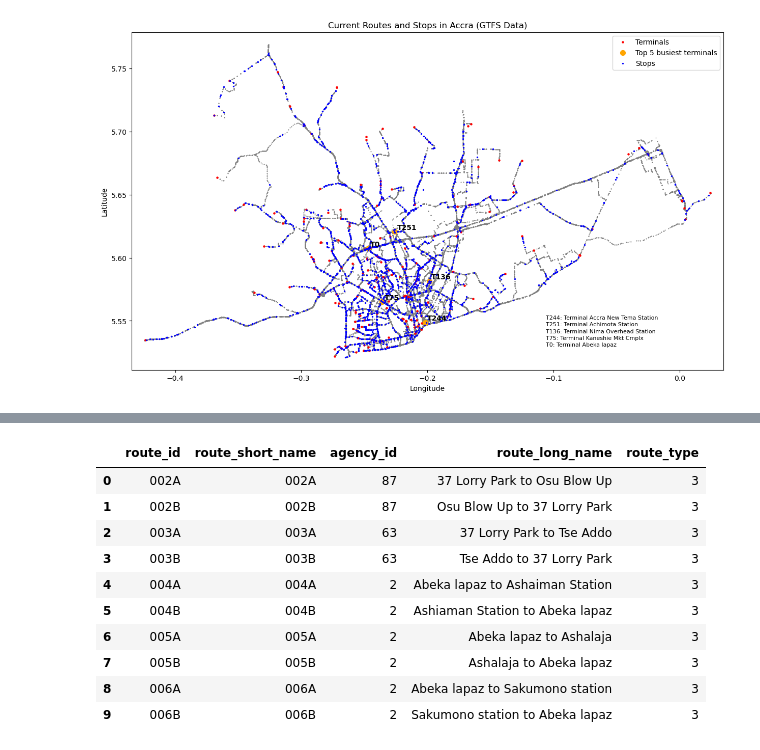
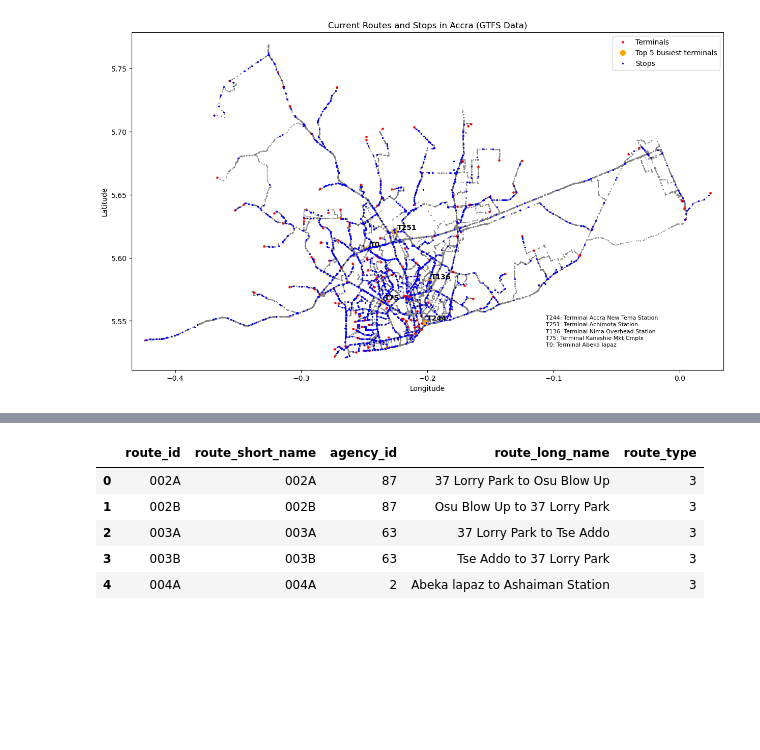
Before and after one commit to umpireHackathon/umpire, a Jupyter notebook: data/modeling/hackathon_transport.ipynb, the cells around one changed output, grey strips where cells are left out. Cells and saved outputs as stored; diff of their text form; code cells hidden in the pictures; blank space fills up the shorter version.

```diff
--- a/data/modeling/hackathon_transport.ipynb
+++ b/data/modeling/hackathon_transport.ipynb
@@ -201,15 +190,10 @@ stop_times.head(30)
 # %%
-routes.sort_values(by='route_id').reset_index(drop=True).head(10)
+routes.sort_values(by='route_id').reset_index(drop=True).head()
 # add time spent on each route
 # %% [output]
 |  | route_id | route_short_name | agency_id | route_long_name | route_type |
 | 0 | 002A | 002A | 87 | 37 Lorry Park to Osu Blow Up | 3 |
 | 1 | 002B | 002B | 87 | Osu Blow Up to 37 Lorry Park | 3 |
 | 2 | 003A | 003A | 63 | 37 Lorry Park to Tse Addo | 3 |
 | 3 | 003B | 003B | 63 | Tse Addo to 37 Lorry Park | 3 |
 | 4 | 004A | 004A | 2 | Abeka lapaz to Ashaiman Station | 3 |
-| 5 | 004B | 004B | 2 | Ashiaman Station to Abeka lapaz | 3 |
-| 6 | 005A | 005A | 2 | Abeka lapaz to Ashalaja | 3 |
-| 7 | 005B | 005B | 2 | Ashalaja to Abeka lapaz | 3 |
-| 8 | 006A | 006A | 2 | Abeka lapaz to Sakumono station | 3 |
-| 9 | 006B | 006B | 2 | Sakumono station to Abeka lapaz | 3 |
```
Also changed, not shown: parts of 3 cells of this notebook, 25 other files.
